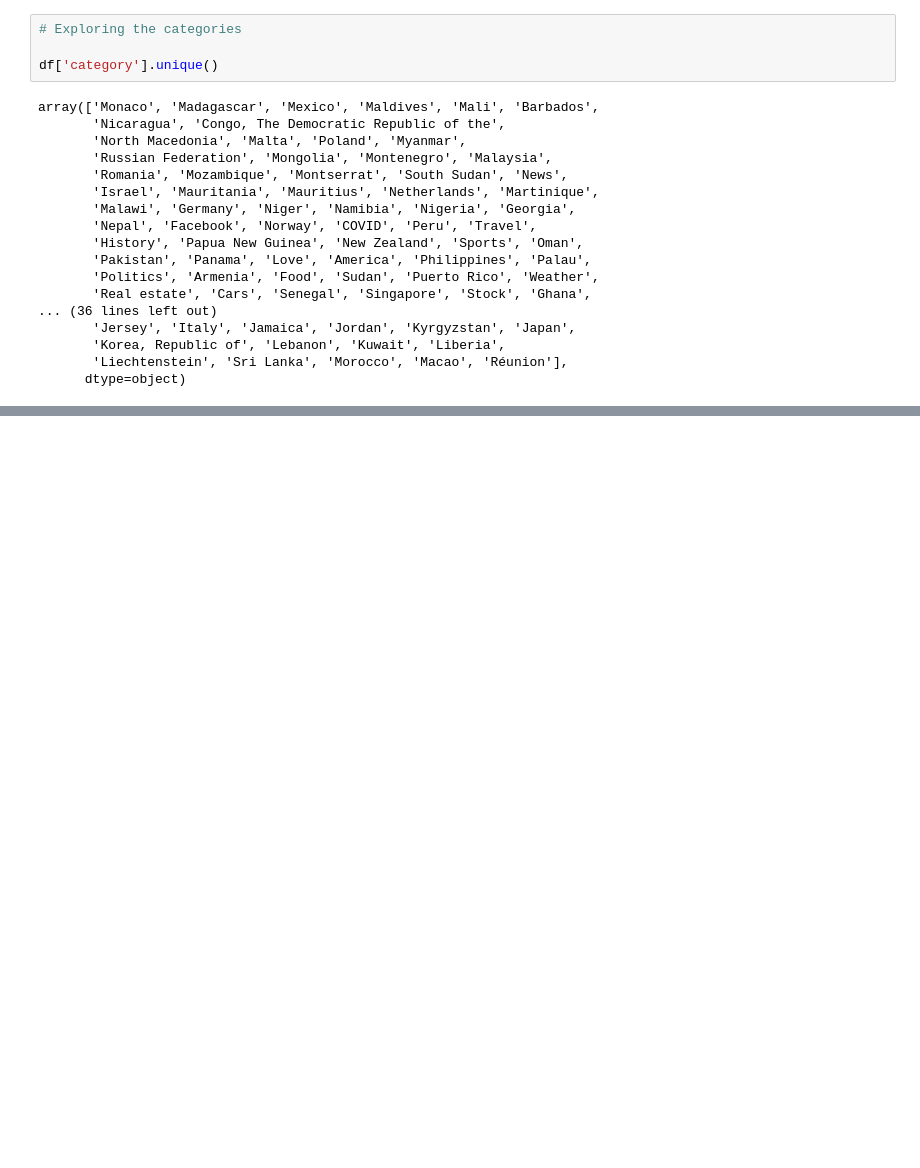
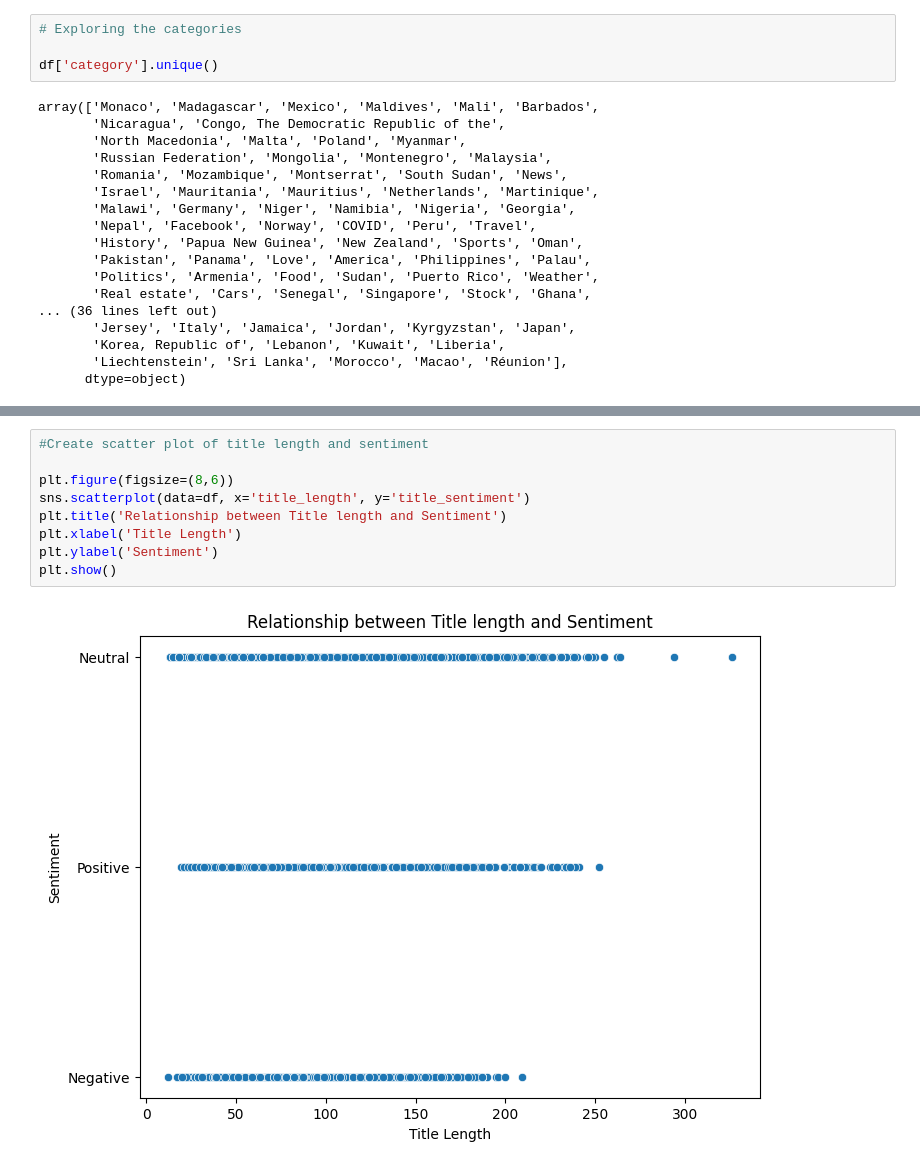
Before and after one commit to tegbiye/news_correlation_10ac_week0, a Jupyter notebook: src/week0.ipynb, the cells around one changed output, grey strips where cells are left out. Cells and saved outputs as stored; diff of their text form; blank space fills up the shorter version.

```diff
--- a/src/week0.ipynb
+++ b/src/week0.ipynb
@@ -91,0 +186,11 @@ df['category'].value_counts()
+# %%
+#Create scatter plot of title length and sentiment
+
+plt.figure(figsize=(8,6))
+sns.scatterplot(data=df, x='title_length', y='title_sentiment')
+plt.title('Relationship between Title length and Sentiment')
+plt.xlabel('Title Length')
+plt.ylabel('Sentiment')
+plt.show()
+# %% [output]
+[figure, added]
```
Also changed, not shown: parts of 12 cells of this notebook.
